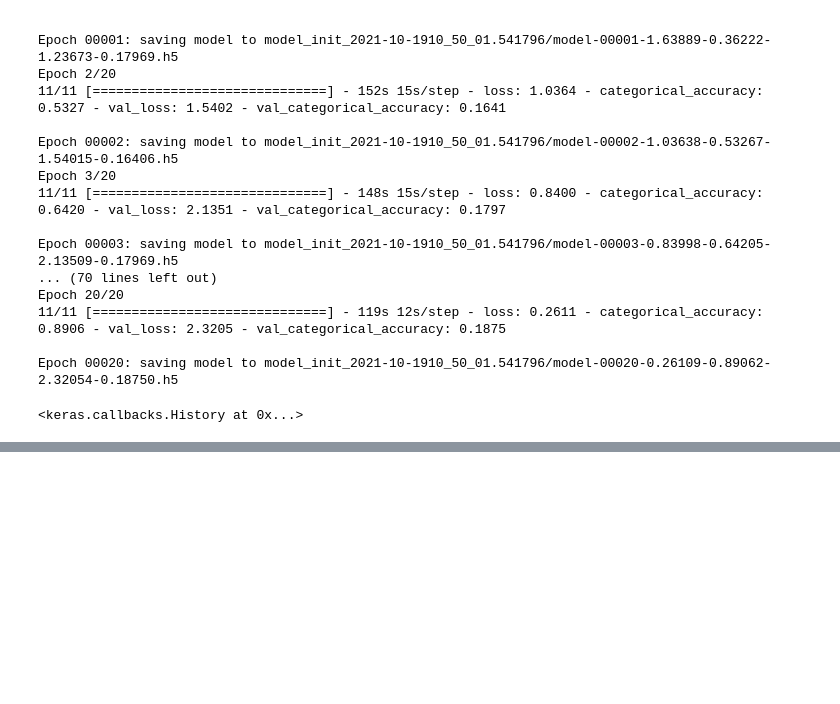
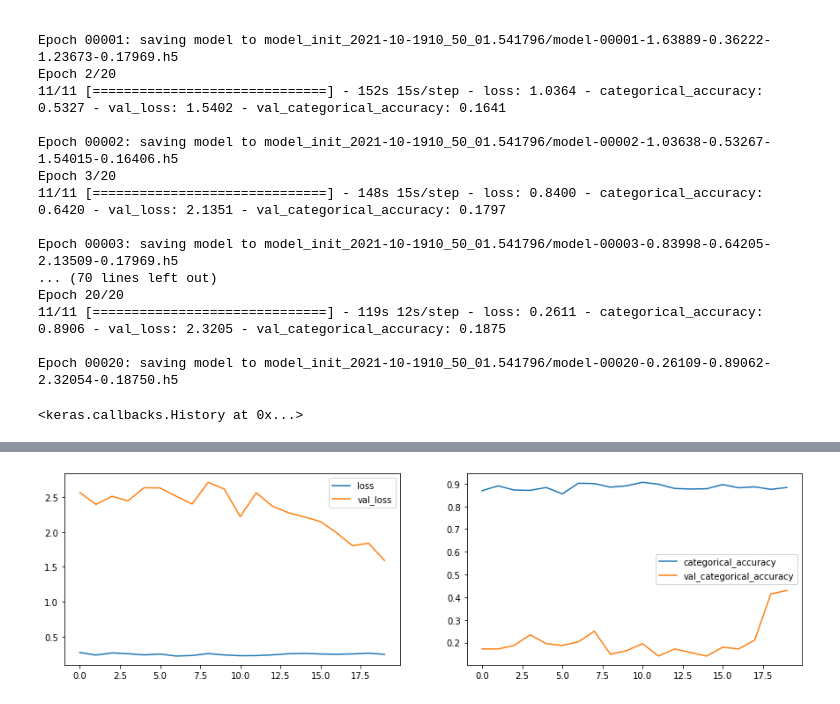
Before and after one commit to ArjunAshokKumar/Gesture-recognition-for-smart-TV, a Jupyter notebook: Gesture Recognition Google Colab.ipynb, the cells around one changed output, grey strips where cells are left out. Cells and saved outputs as stored; diff of their text form; code cells hidden in the pictures; blank space fills up the shorter version.

Commit message:
Cond3D model-1

```diff
--- a/Gesture Recognition Google Colab.ipynb
+++ b/Gesture Recognition Google Colab.ipynb
@@ -241,3 +241,7 @@ Epoch 20/20
 
 Epoch 00020: saving model to model_init_2021-10-1910_50_01.541796/model-00020-0.26109-0.89062-2.32054-0.18750.h5
 <keras.callbacks.History at 0x...>
+# %%
+history = model.fit_generator(train_generator, steps_per_epoch=steps_per_epoch, epochs=num_epochs, verbose=1,
+                              callbacks=callbacks_list, validation_data=val_generator,
+                              validation_steps=validation_steps, class_weight=None, workers=1, initial_epoch=0)
@@ -243,0 +266,16 @@ Epoch 00020: saving model to model_init_2021-10-1910_50_01.541796/model-00020-0.
+# %%
+import matplotlib.pyplot as plt
+% matplotlib inline
+def train_val_loss_plot(history):
+      fig, axes = plt.subplots(nrows=1, ncols=2, figsize=(15,4))
+      axes[0].plot(history.history['loss'])
+      axes[0].plot(history.history['val_loss'])
+      axes[0].legend(['loss','val_loss'])
+
+      axes[1].plot(history.history['categorical_accuracy'])
+      axes[1].plot(history.history['val_categorical_accuracy'])
+      axes[1].legend(['categorical_accuracy','val_categorical_accuracy'])
+
+train_val_loss_plot(history)
+# %% [output]
+[figure, added]
```
Also changed, not shown: parts of 1 cell of this notebook.
